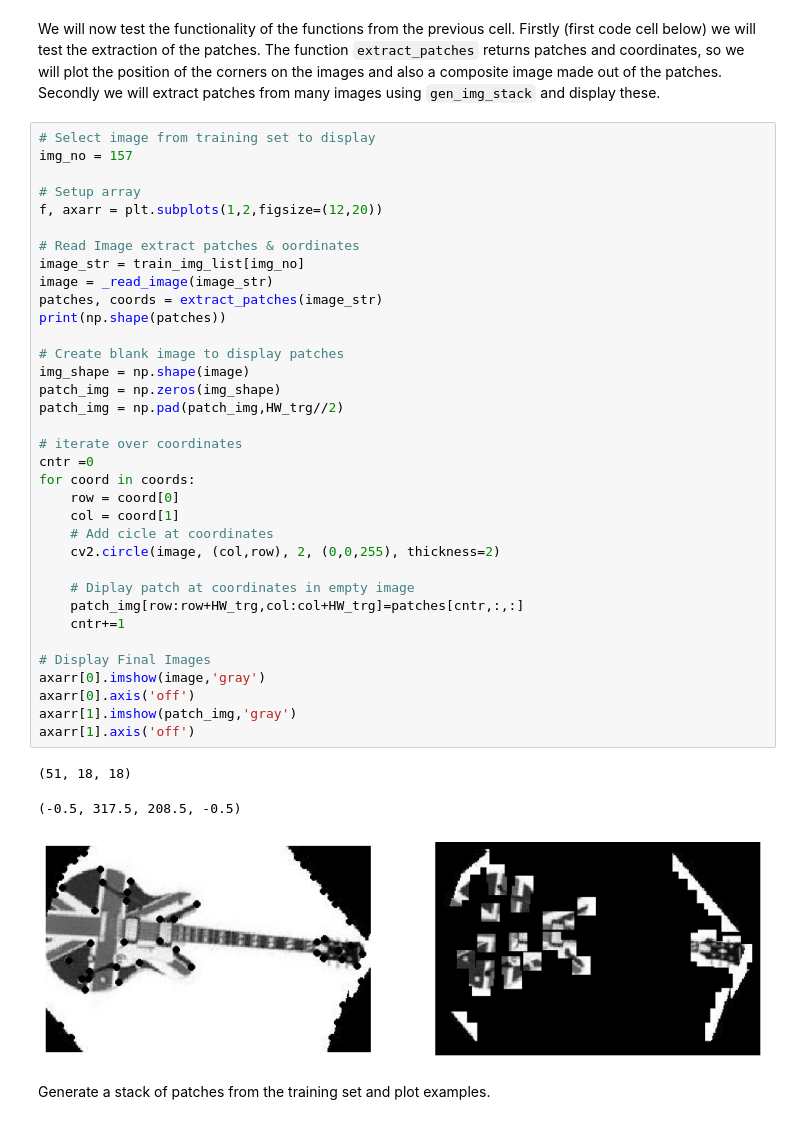
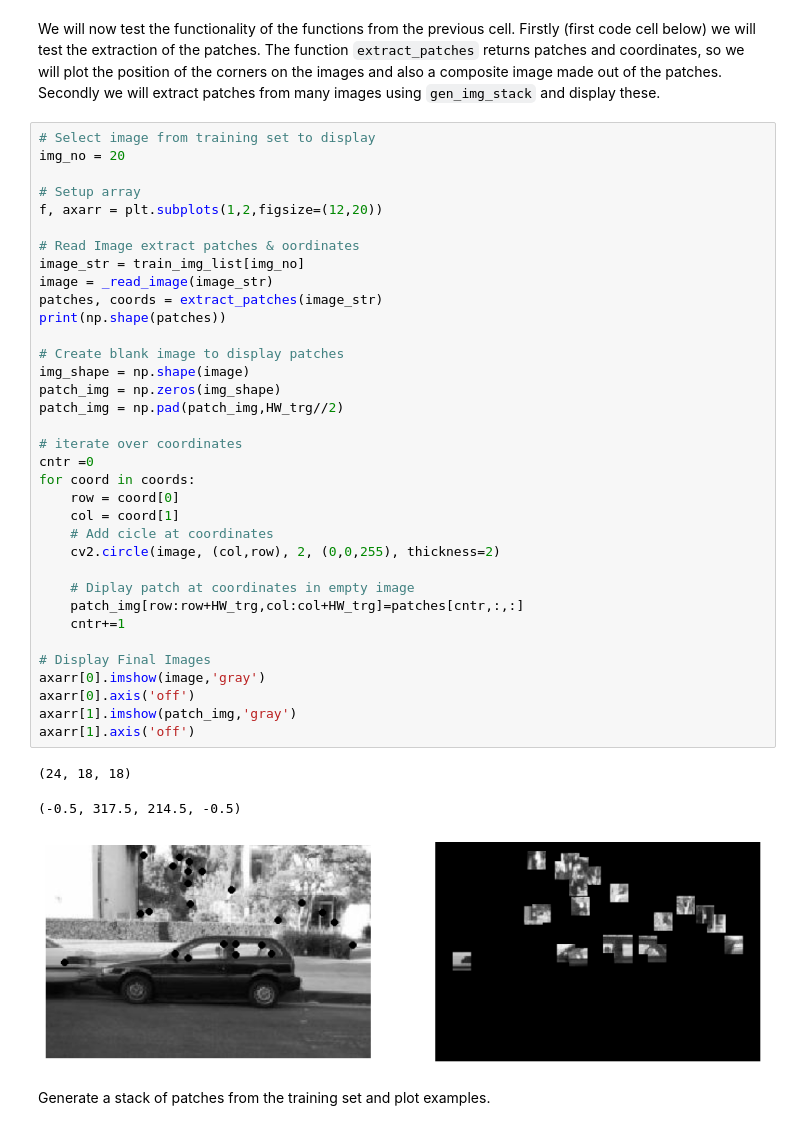
Before and after one commit to sprince0031/UL_Masters, a Jupyter notebook: SEM_1/CE6021-Machine_Vision/Lab_9_BoF.ipynb, the cells around one changed output. Cells and saved outputs as stored; diff of their text form.

```diff
--- a/SEM_1/CE6021-Machine_Vision/Lab_9_BoF.ipynb
+++ b/SEM_1/CE6021-Machine_Vision/Lab_9_BoF.ipynb
@@ -225,43 +210,43 @@ def gen_img_stack(img_list,n_examples):
 We will now test the functionality of the functions from the previous cell. Firstly (first code cell below) we will test the extraction of the patches. The function `extract_patches` returns patches and coordinates, so we will plot the position of the corners on the images and also a composite image made out of the patches. Secondly we will extract patches from many images using `gen_img_stack` and  display these.
 # %%
 # Select image from training set to display
-img_no = 157
+img_no = 20
 
 # Setup array
 f, axarr = plt.subplots(1,2,figsize=(12,20))
 
 # Read Image extract patches & oordinates
 image_str = train_img_list[img_no]
 image = _read_image(image_str)
 patches, coords = extract_patches(image_str)
 print(np.shape(patches))
 
 # Create blank image to display patches
 img_shape = np.shape(image)
 patch_img = np.zeros(img_shape)
 patch_img = np.pad(patch_img,HW_trg//2)
 
 # iterate over coordinates
 cntr =0
 for coord in coords:
     row = coord[0]
     col = coord[1]
     # Add cicle at coordinates
     cv2.circle(image, (col,row), 2, (0,0,255), thickness=2)
 
     # Diplay patch at coordinates in empty image
     patch_img[row:row+HW_trg,col:col+HW_trg]=patches[cntr,:,:]
     cntr+=1
 
 # Display Final Images
 axarr[0].imshow(image,'gray')
 axarr[0].axis('off')
 axarr[1].imshow(patch_img,'gray')
 axarr[1].axis('off')
 # %% [output]
-(51, 18, 18)
+(24, 18, 18)
-(-0.5, 317.5, 208.5, -0.5)
+(-0.5, 317.5, 214.5, -0.5)
-[figure, old version]
+[figure, new version]
 # %% [markdown]
 Generate a stack of patches from the training set and plot examples.
 # %%
```
Also changed, not shown: parts of 19 cells of this notebook.
